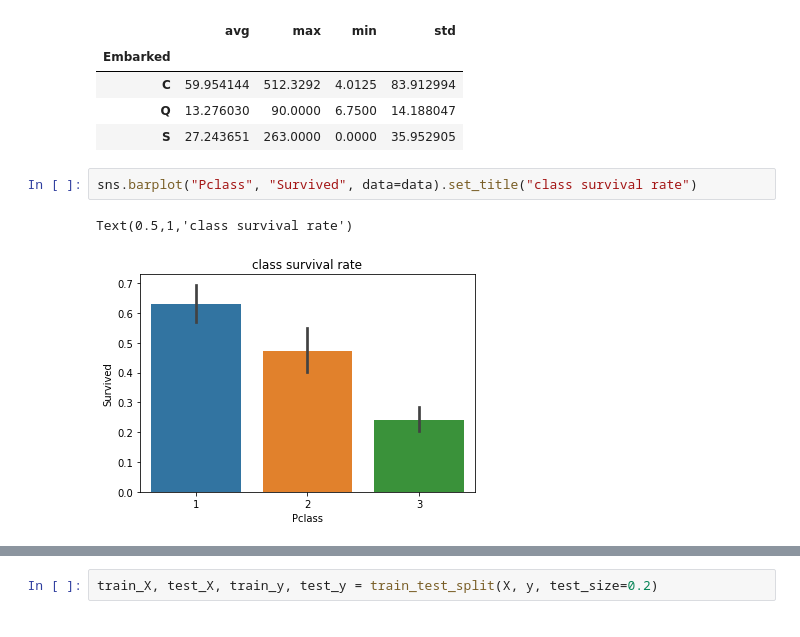
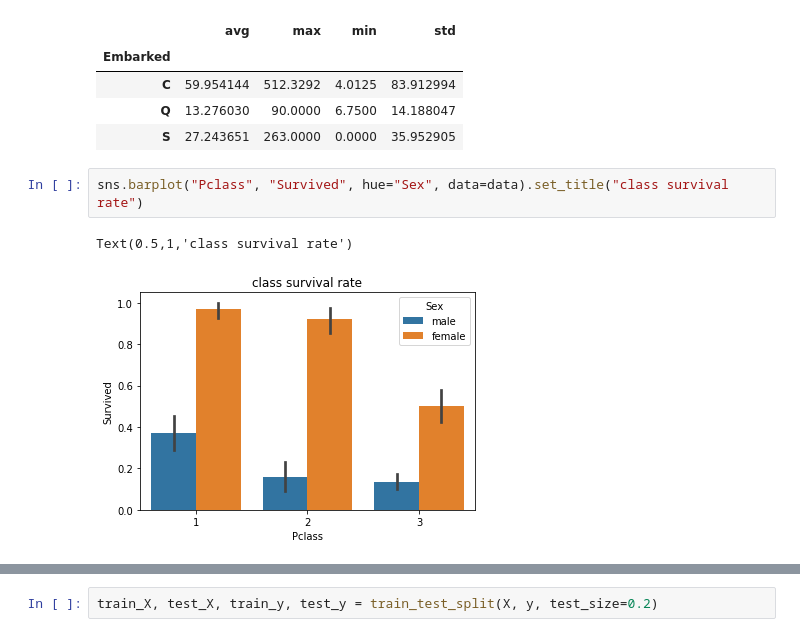
Before and after one commit to aes421/MachineLearning, a Jupyter notebook: Titanic.ipynb, the cells around one changed output, grey strips where cells are left out. Cells and saved outputs as stored; diff of their text form.

```diff
--- a/Titanic.ipynb
+++ b/Titanic.ipynb
@@ -85,7 +85,7 @@ pd.DataFrame(data={"avg": fp.mean(), "std": fp.std(), "min": fp.min(), "max": fp
 | Q | 13.276030 | 90.0000 | 6.7500 | 14.188047 |
 | S | 27.243651 | 263.0000 | 0.0000 | 35.952905 |
 # %%
-sns.barplot("Pclass", "Survived", data=data).set_title("class survival rate")
+sns.barplot("Pclass", "Survived", hue="Sex", data=data).set_title("class survival rate")
 # %% [output]
 Text(0.5,1,'class survival rate')
-[figure, old version]
+[figure, new version]
```
Also changed, not shown: parts of 3 cells of this notebook.
